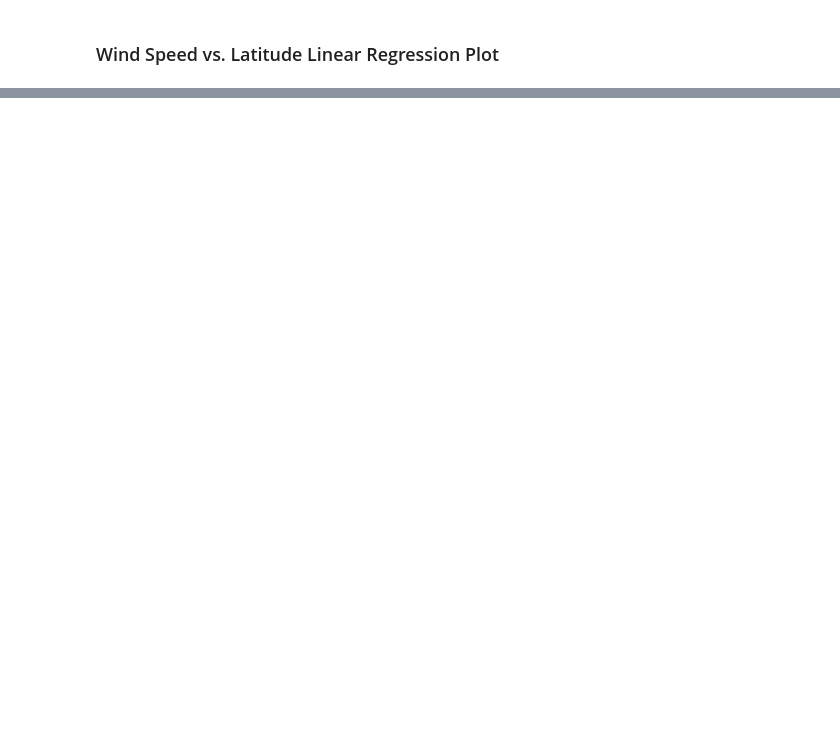
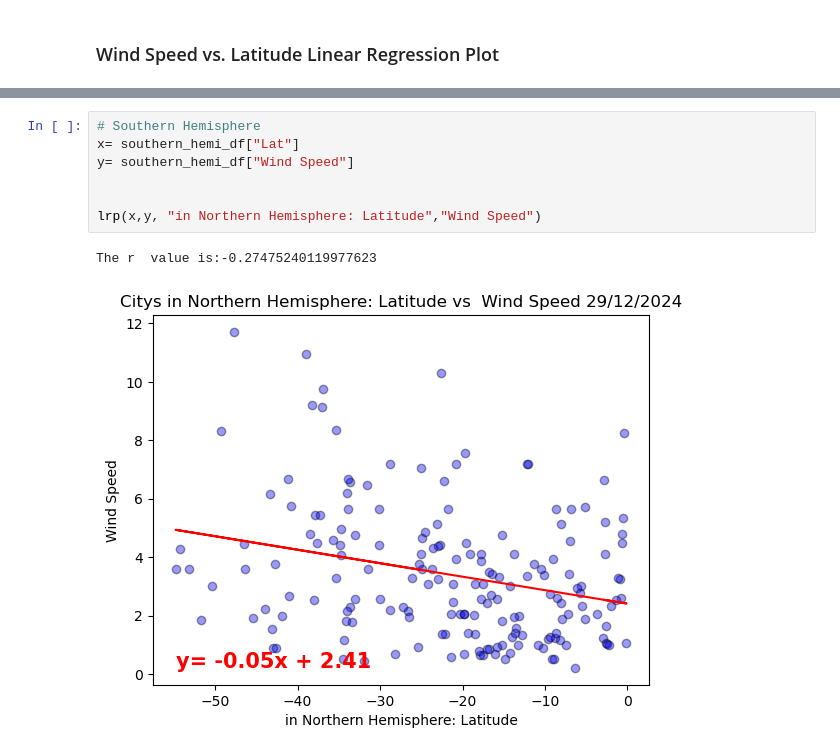
Before and after one commit to M-Soriano/python-api-challenge, a Jupyter notebook: WeatherPy.ipynb, the cells around one changed output, grey strips where cells are left out. Cells and saved outputs as stored; diff of their text form; blank space fills up the shorter version.

```diff
--- a/WeatherPy.ipynb
+++ b/WeatherPy.ipynb
@@ -412,0 +415,10 @@ The r  value is:0.1193190050622425
+# %%
+# Southern Hemisphere
+x= southern_hemi_df["Lat"]
+y= southern_hemi_df["Wind Speed"]
+
+
+lrp(x,y, "in Northern Hemisphere: Latitude","Wind Speed")
+# %% [output]
+The r  value is:-0.27475240119977623
+[figure, added]
```
Also changed, not shown: parts of 7 cells of this notebook.
